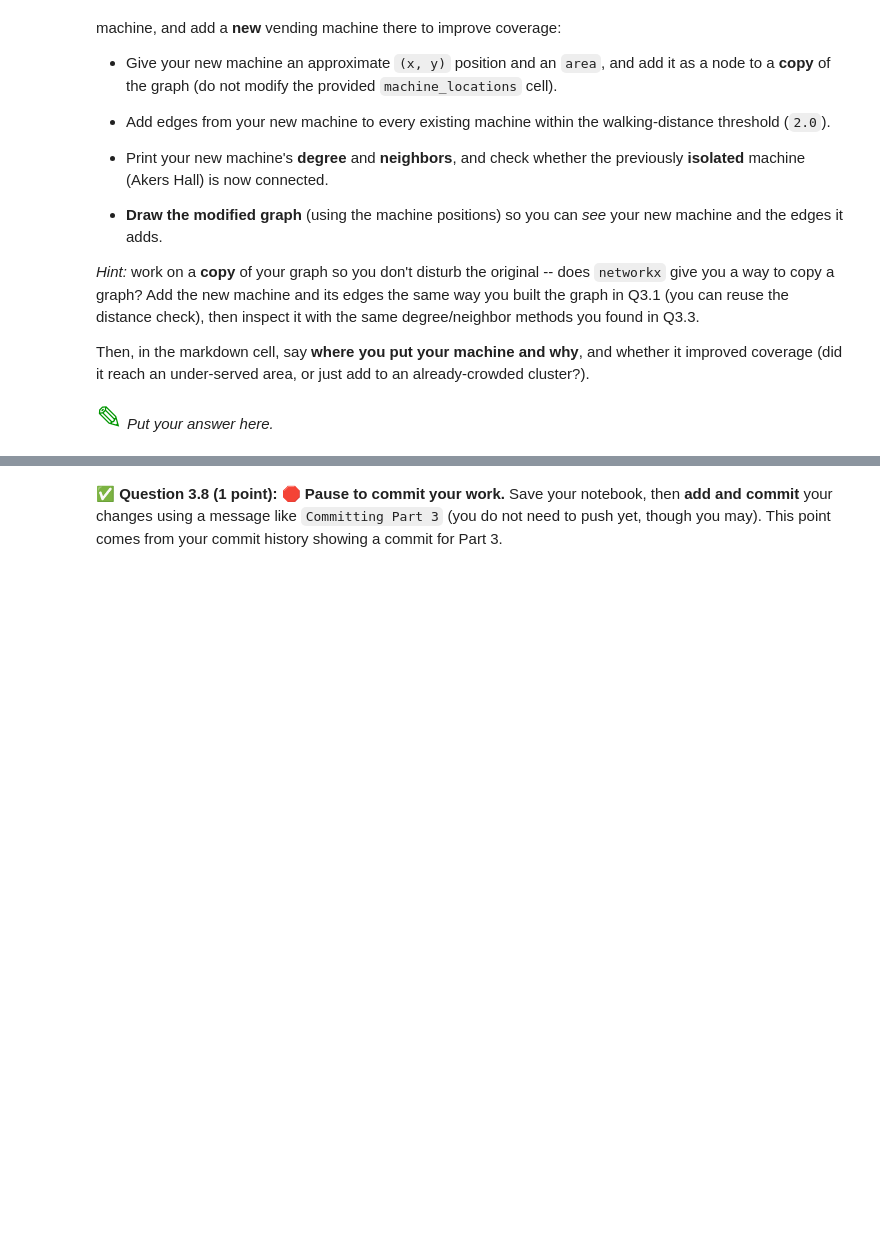
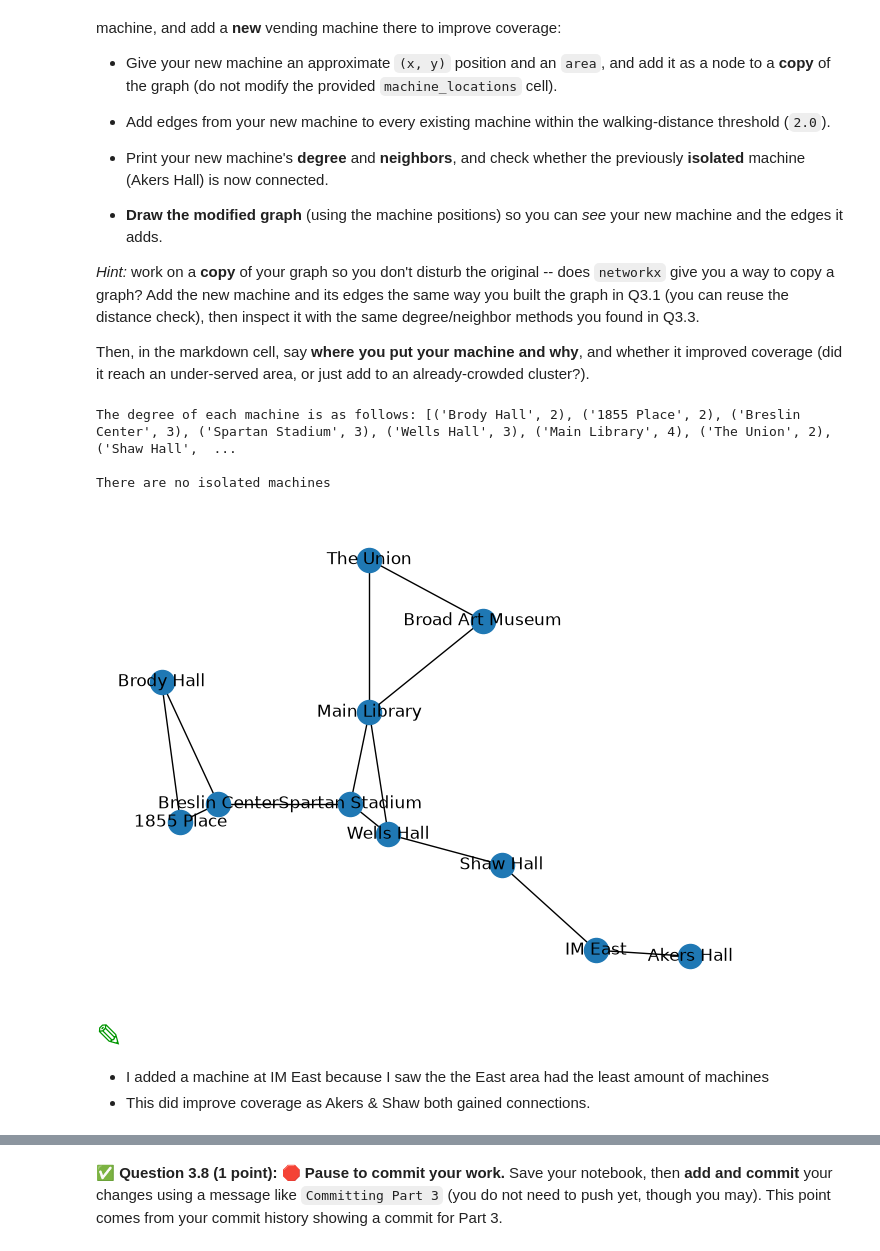
Before and after one commit to emilysklenicka/CMSE202-f26-turnin, a Jupyter notebook: hw-02/HW02-ABMandGraphTheory-STUDENT.ipynb, the cells around one changed output, grey strips where cells are left out. Saved outputs shown, nothing was run; the diff lists cells and outputs as text; code cells hidden in the pictures; blank space fills up the shorter version.

```diff
--- a/hw-02/HW02-ABMandGraphTheory-STUDENT.ipynb
+++ b/hw-02/HW02-ABMandGraphTheory-STUDENT.ipynb
@@ -715,0 +768,16 @@ Answer this primarily by **inspecting the graph's properties directly** -- the e
+# %%
+# Put your code for Question 3.5 here -- rebuild with your own threshold and print the new edge count.
+new_graph = nx.Graph()
+for machine in machine_locations.keys():
+    new_graph.add_node(machine, pos = (machine_locations[machine][0], machine_locations[machine][1]), area = machine_locations[machine][2])
+
+for machine in new_graph.nodes():
+    for second_machine in new_graph.nodes():
+        if machine != second_machine:
+            distance = math.hypot(new_graph.nodes[second_machine]['pos'][0] - new_graph.nodes[machine]['pos'][0],
+                new_graph.nodes[second_machine]['pos'][1] - new_graph.nodes[machine]['pos'][1])
+            if distance <= 3.5:
+                new_graph.add_edge(machine, second_machine)
+
+print('There are', len(new_graph.nodes()), 'nodes.\nThere are', len(new_graph.edges()), 'edges')
+print('The degree of each machine is as follows:', new_graph.degree(), '\nThe most connected machine is', max(new_graph.degree(), key=lambda pair: pair[1])[0])
@@ -758,5 +837,37 @@ Then, in the markdown cell, say **where you put your machine and why**, and whet
-# %% [markdown]
-<font size=6 color="#009600">&#9998;</font> *Put your answer here.*
+# %%
+# Put your code for Question 3.6 here -- add your new machine and show how the graph changes.
+coverage_graph = graph.copy()
+new_node = {
+    'IM East' : (9.0, 5.3, 'East')
+}
+coverage_graph.add_node('IM East', pos = (new_node['IM East'][0], new_node['IM East'][1]), area = new_node['IM East'][2])
+
+for machine in coverage_graph.nodes():
+    for second_machine in coverage_graph.nodes():
+        if machine != second_machine:
+            distance = math.hypot(coverage_graph.nodes[second_machine]['pos'][0] - coverage_graph.nodes[machine]['pos'][0],
+                coverage_graph.nodes[second_machine]['pos'][1] - coverage_graph.nodes[machine]['pos'][1])
+            if distance <= 2.0:
+                coverage_graph.add_edge(machine, second_machine)
+
+print('The degree of each machine is as follows:', coverage_graph.degree(), '\n')
+
+if min(coverage_graph.degree(), key = lambda pair: pair[1])[1] > 0:
+    print('There are no isolated machines')
+else:
+    print('there is at least 1 isolated machine')
+
+cover_position_dictionary = nx.get_node_attributes(coverage_graph, 'pos')
+nx.draw(coverage_graph, pos = cover_position_dictionary, with_labels = True)
+# %% [output]
+The degree of each machine is as follows: [('Brody Hall', 2), ('1855 Place', 2), ('Breslin Center', 3), ('Spartan Stadium', 3), ('Wells Hall', 3), ('Main Library', 4), ('The Union', 2), ('Shaw Hall',  ...
+
+There are no isolated machines
+[figure, added]
+# %% [markdown]
+<font size=6 color="#009600">&#9998;</font>
+- I added a machine at IM East because I saw the the East area had the least amount of machines
+- This did improve coverage as Akers & Shaw both gained connections.
 # %% [markdown]
 <!-- END QUESTION -->
 <!-- DO NOT MODIFY OR DELETE THIS CELL -->
```
Also changed, not shown: parts of 16 cells of this notebook.
